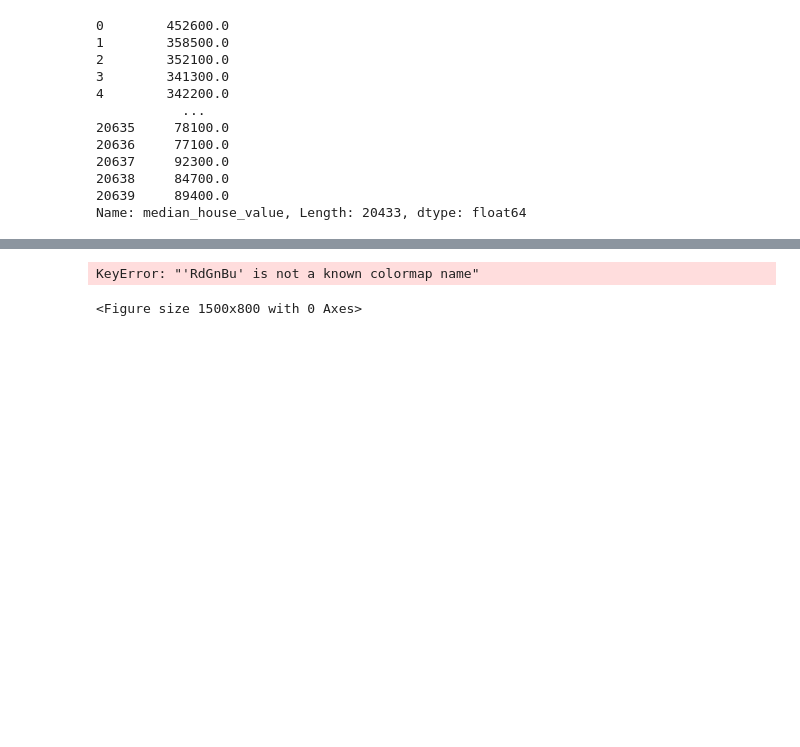
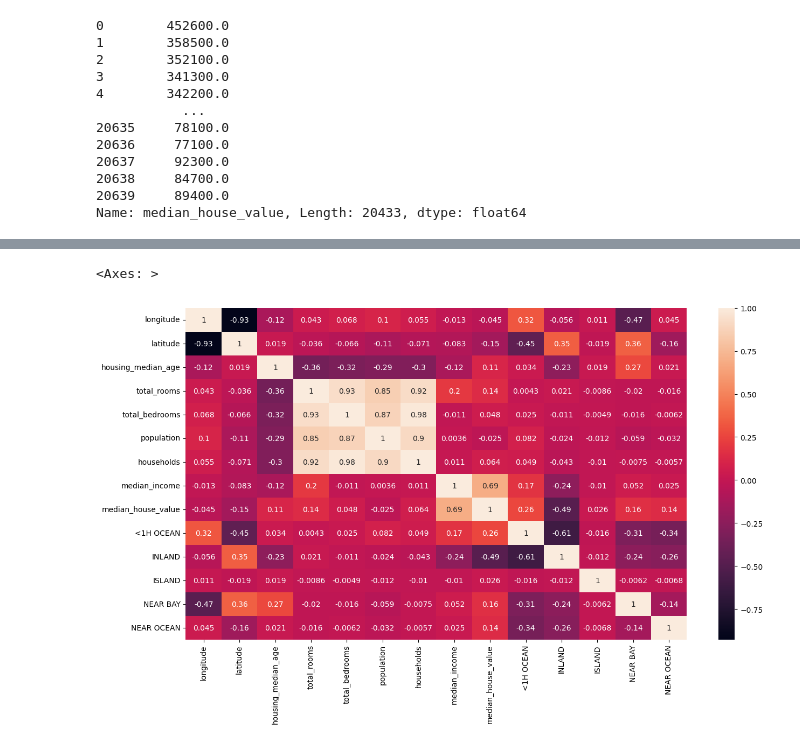
Before and after one commit to mridulmiglani09/CaliPrice, a Jupyter notebook: House_Prediction_Analysis.ipynb, the cells around one changed output, grey strips where cells are left out. Drawn from its saved outputs; the diff is of its cells as text; code cells hidden in the pictures; blank space fills up the shorter version.

Commit message:
Heatmap made for correlation

```diff
--- a/House_Prediction_Analysis.ipynb
+++ b/House_Prediction_Analysis.ipynb
@@ -183,7 +183,7 @@ train_data
 # %%
 plt.figure(figsize=(15,8))
 # plt.tight_layout()
-sns.heatmap(train_data.corr(), annot=True, cmap='RdGnBu')
+sns.heatmap(train_data.corr(), annot=True)
 # %% [output]
-KeyError: "'RdGnBu' is not a known colormap name"
+<Axes: >
-<Figure size 1500x800 with 0 Axes>
+[figure, added]
```
Also changed, not shown: parts of 4 cells of this notebook.
